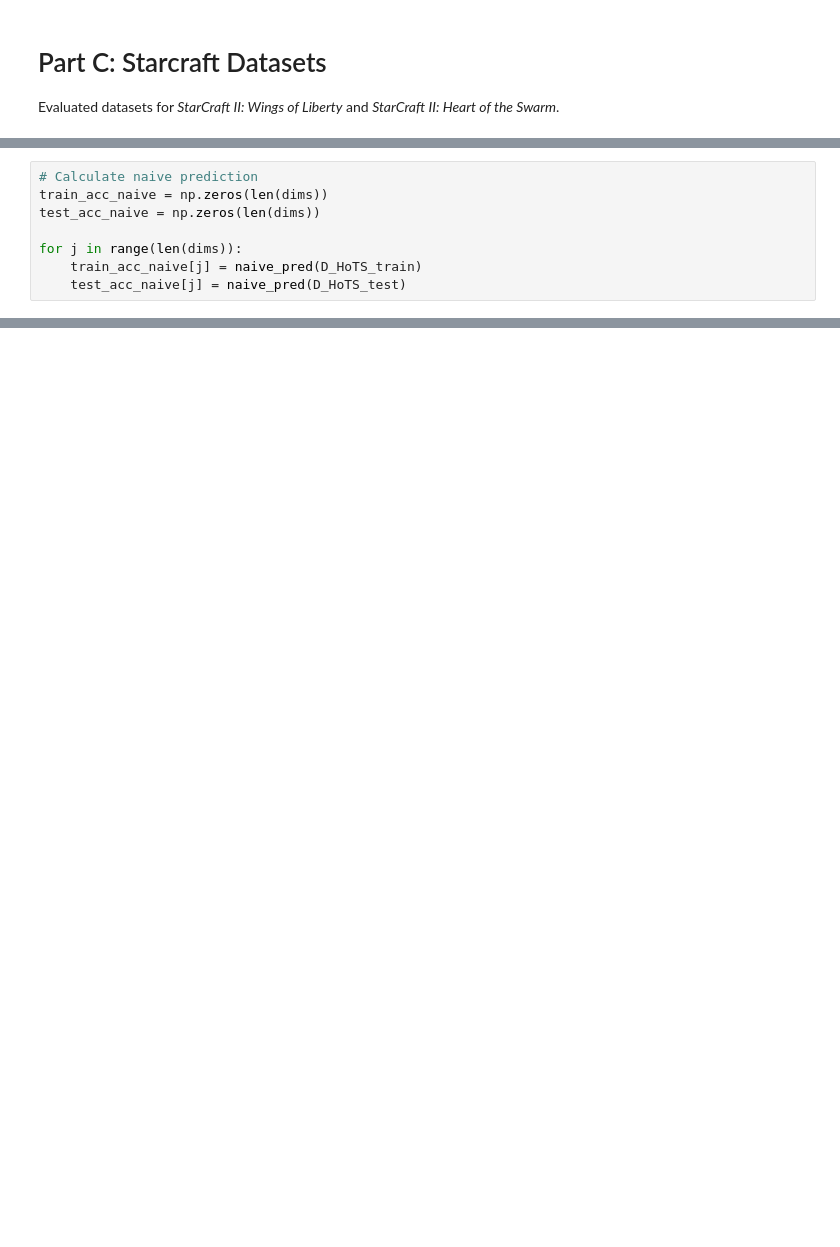
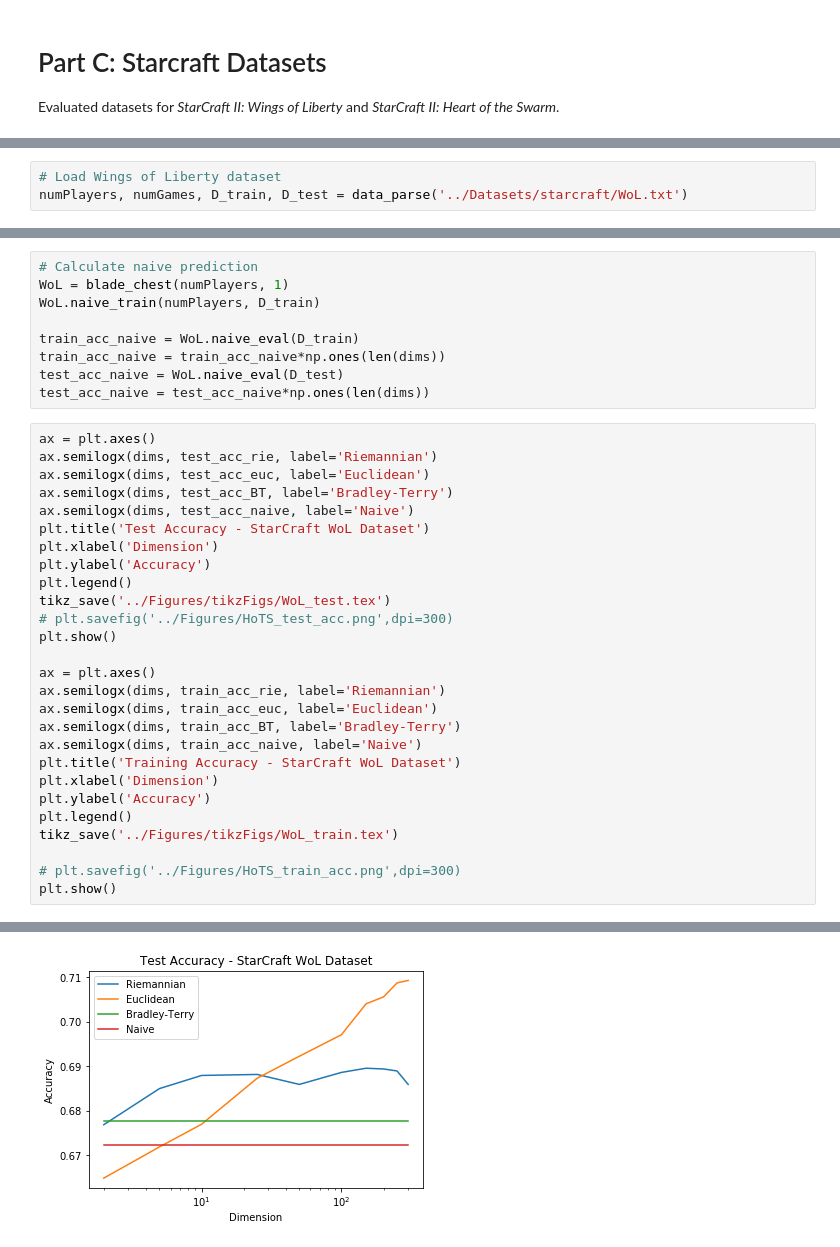
Before and after one commit to timanderson1994/blade-chest-poincare, a Jupyter notebook: Poincare-Blade-Chest-Models.ipynb, the cells around one changed output, grey strips where cells are left out. Cells and saved outputs as stored; diff of their text form; blank space fills up the shorter version.

```diff
--- a/Poincare-Blade-Chest-Models.ipynb
+++ b/Poincare-Blade-Chest-Models.ipynb
@@ -243,11 +336,3 @@ for mode in modes:
         else:
             train_acc_euc[j] = HoTS.accuracy(D_HoTS_train, mode = mode)
             test_acc_euc[j] = HoTS.accuracy(D_HoTS_test, mode = mode)
-# %%
-# Calculate naive prediction
-train_acc_naive = np.zeros(len(dims))
-test_acc_naive = np.zeros(len(dims))
-
-for j in range(len(dims)):
-    train_acc_naive[j] = naive_pred(D_HoTS_train)
-    test_acc_naive[j] = naive_pred(D_HoTS_test)
@@ -274,0 +422,3 @@ plt.show()
+# %%
+# Load Wings of Liberty dataset
+numPlayers, numGames, D_train, D_test = data_parse('../Datasets/starcraft/WoL.txt')
@@ -274,0 +488,37 @@ plt.show()
+# %%
+# Calculate naive prediction
+WoL = blade_chest(numPlayers, 1)
+WoL.naive_train(numPlayers, D_train)
+
+train_acc_naive = WoL.naive_eval(D_train)
+train_acc_naive = train_acc_naive*np.ones(len(dims))
+test_acc_naive = WoL.naive_eval(D_test)
+test_acc_naive = test_acc_naive*np.ones(len(dims))
+# %%
+ax = plt.axes()
+ax.semilogx(dims, test_acc_rie, label='Riemannian')
+ax.semilogx(dims, test_acc_euc, label='Euclidean')
+ax.semilogx(dims, test_acc_BT, label='Bradley-Terry')
+ax.semilogx(dims, test_acc_naive, label='Naive')
+plt.title('Test Accuracy - StarCraft WoL Dataset')
+plt.xlabel('Dimension')
+plt.ylabel('Accuracy')
+plt.legend()
+tikz_save('../Figures/tikzFigs/WoL_test.tex')
+# plt.savefig('../Figures/HoTS_test_acc.png',dpi=300)
+plt.show()
+
+ax = plt.axes()
+ax.semilogx(dims, train_acc_rie, label='Riemannian')
+ax.semilogx(dims, train_acc_euc, label='Euclidean')
+ax.semilogx(dims, train_acc_BT, label='Bradley-Terry')
+ax.semilogx(dims, train_acc_naive, label='Naive')
+plt.title('Training Accuracy - StarCraft WoL Dataset')
+plt.xlabel('Dimension')
+plt.ylabel('Accuracy')
+plt.legend()
+tikz_save('../Figures/tikzFigs/WoL_train.tex')
+
+# plt.savefig('../Figures/HoTS_train_acc.png',dpi=300)
+plt.show()
+# %% [output]
@@ -274,0 +534 @@ plt.show()
+[figure, added]
```
Also changed, not shown: parts of 30 cells of this notebook, 1 other file.
